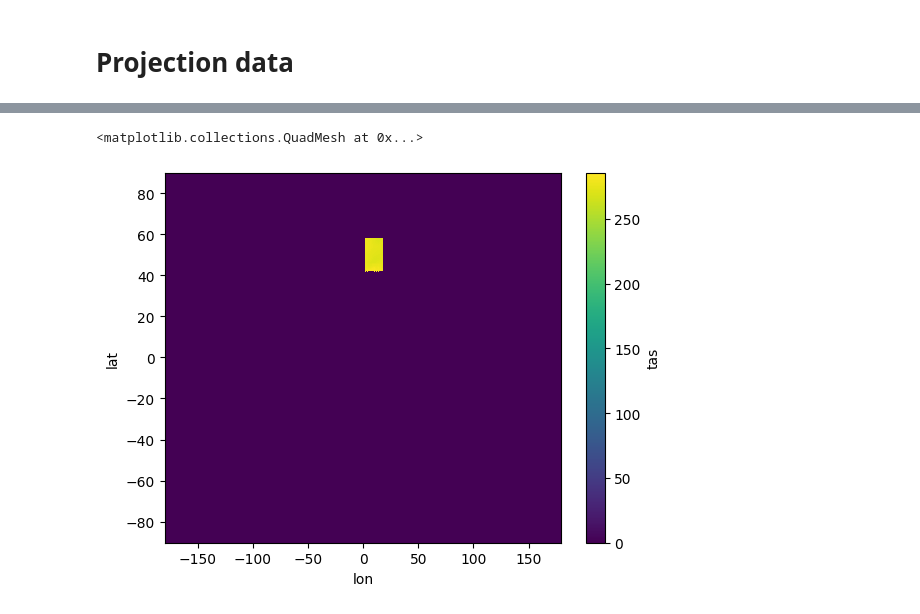
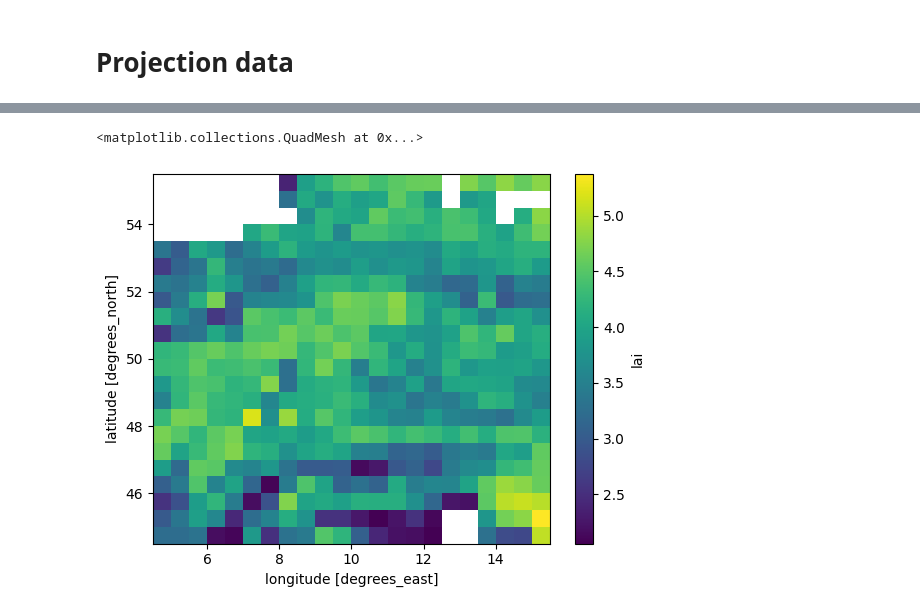
Before and after one commit to JohannaTrost/MSC24-WBM, a Jupyter notebook: ProjectionData.ipynb, the cells around one changed output, grey strips where cells are left out. Saved outputs shown, nothing was run; the diff lists cells and outputs as text; code cells hidden in the pictures.

Commit message:
Future data edited

```diff
--- a/ProjectionData.ipynb
+++ b/ProjectionData.ipynb
@@ -53,0 +21,26 @@ array([[[0., 0., 0., ..., 0., 0., 0.],
+# %%
+years = np.arange(2000, 2024, 1)
+P_data = []
+R_data = []
+T_data = []
+lai_data = []
+calibration_time = [2000, 2010]
+
+for year in years:
+    file_path = 'data/total_precipitation/tp.daily.calc.era5.0d50_CentralEurope.' + str(year) + '.nc'
+    P_data.append(xr.open_dataset(file_path)['tp'])
+
+    file_path = 'data/net_radiation/nr.daily.calc.era5.0d50_CentralEurope.' + str(year) + '.nc'
+    R_data.append(xr.open_dataset(file_path)['nr'])
+
+    file_path = 'data/daily_average_temperature/t2m_mean.daily.calc.era5.0d50_CentralEurope.' + str(year) + '.nc'
+    T_data.append(xr.open_dataset(file_path)['t2m'])
+
+    file_path = 'data/lai/lai.daily.0d50_CentralEurope.' + str(year) + '.nc'
+    lai_data.append(xr.open_dataset(file_path)['lai'])
+
+# Convert lists to xarray datasets
+P_data = xr.concat(P_data, dim='time')
+R_data = xr.concat(R_data, dim='time')
+T_data = xr.concat(T_data, dim='time')
+lai_data = xr.concat(lai_data, dim='time')
@@ -54,5 +148,5 @@ array([[[0., 0., 0., ..., 0., 0., 0.],
 # %%
-TempProj['tas'].min(dim='time').plot()
+lai_data.max(dim='time').plot()
 # %% [output]
 <matplotlib.collections.QuadMesh at 0x...>
-[figure, old version]
+[figure, new version]
```
Also changed, not shown: parts of 30 cells of this notebook, 4 other files.
